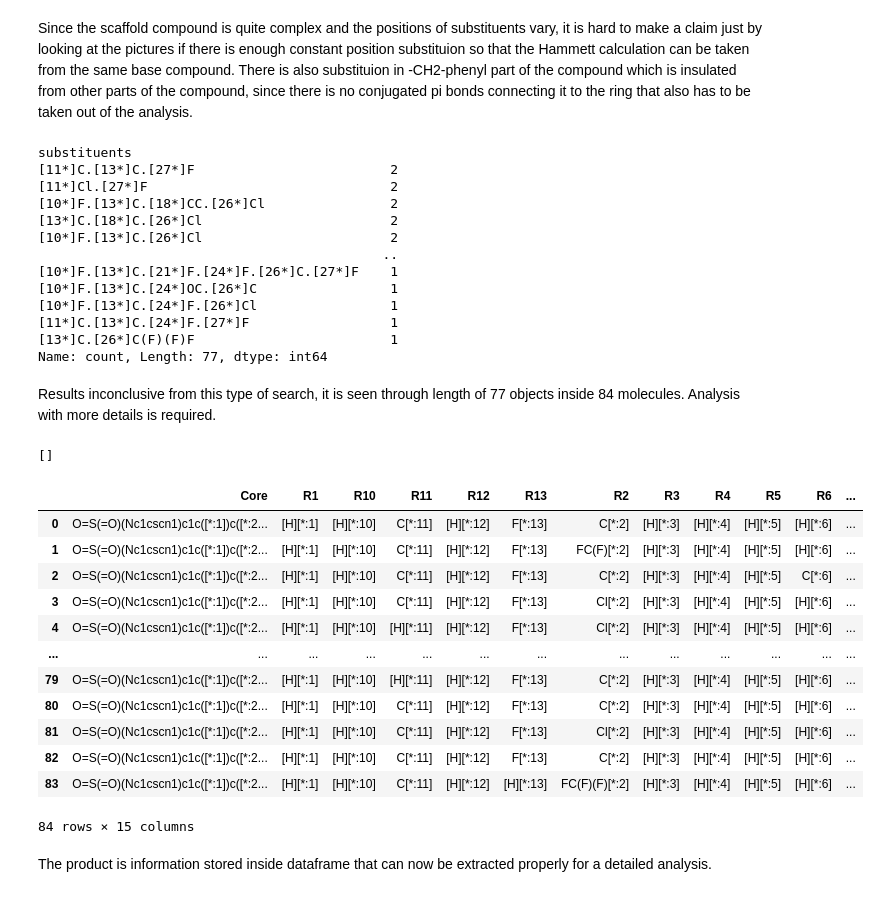
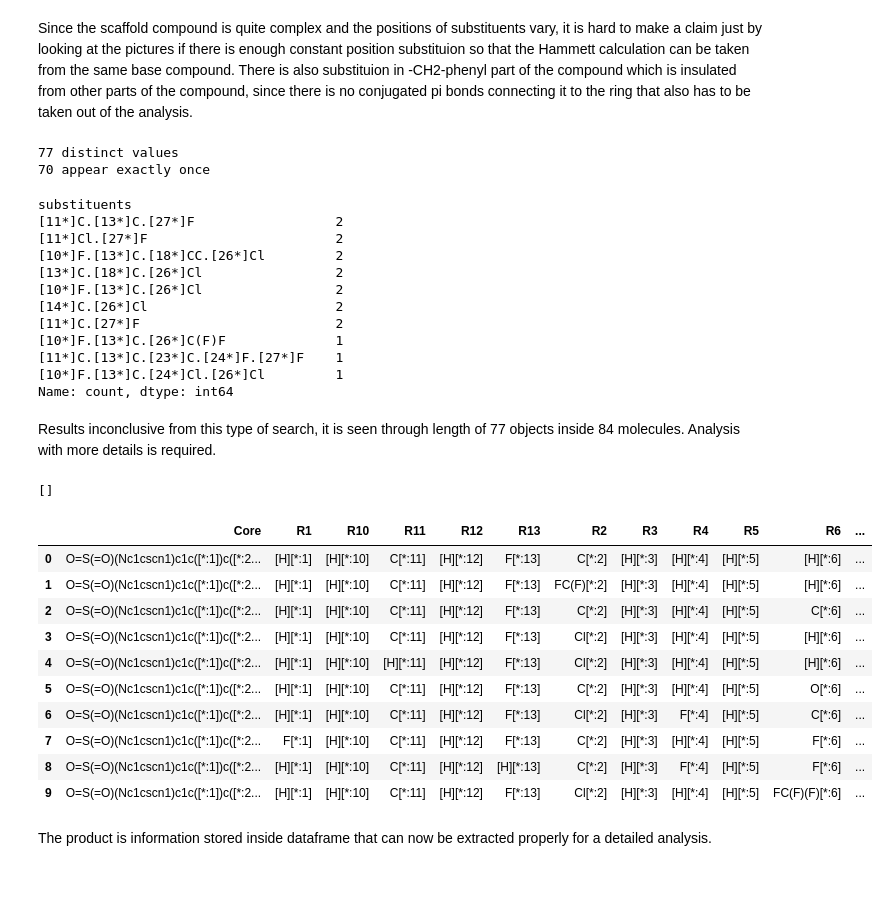
Before and after one commit to zeljmand-lab/spirohydantoin-qsar, a Jupyter notebook: notebooks/02_scaffold_analysis.ipynb, the cells around one changed output. Drawn from its saved outputs; the diff is of its cells as text; code cells hidden in the pictures.

```diff
--- a/notebooks/02_scaffold_analysis.ipynb
+++ b/notebooks/02_scaffold_analysis.ipynb
@@ -196,46 +196,48 @@ for mol in nav_scaff_target_df['molecule_objects']:
 
 nav_scaff_target_df['substituents'] = substituents
 
-nav_scaff_target_df['substituents'].value_counts()
+vc = nav_scaff_target_df['substituents'].value_counts()
+print(f"{len(vc)} distinct values")
+print(f"{(vc == 1).sum()} appear exactly once")
+vc.head(10)
 # %% [output]
-substituents
-[11*]C.[13*]C.[27*]F                         2
-[11*]Cl.[27*]F                               2
-[10*]F.[13*]C.[18*]CC.[26*]Cl                2
-[13*]C.[18*]C.[26*]Cl                        2
-[10*]F.[13*]C.[26*]Cl                        2
-                                            ..
-[10*]F.[13*]C.[21*]F.[24*]F.[26*]C.[27*]F    1
-[10*]F.[13*]C.[24*]OC.[26*]C                 1
-[10*]F.[13*]C.[24*]F.[26*]Cl                 1
-[11*]C.[13*]C.[24*]F.[27*]F                  1
-[13*]C.[26*]C(F)(F)F                         1
-Name: count, Length: 77, dtype: int64
+77 distinct values
+70 appear exactly once
+substituents
+[11*]C.[13*]C.[27*]F                  2
+[11*]Cl.[27*]F                        2
+[10*]F.[13*]C.[18*]CC.[26*]Cl         2
+[13*]C.[18*]C.[26*]Cl                 2
+[10*]F.[13*]C.[26*]Cl                 2
+[14*]C.[26*]Cl                        2
+[11*]C.[27*]F                         2
+[10*]F.[13*]C.[26*]C(F)F              1
+[11*]C.[13*]C.[23*]C.[24*]F.[27*]F    1
+[10*]F.[13*]C.[24*]Cl.[26*]Cl         1
+Name: count, dtype: int64
 # %% [markdown]
 Results inconclusive from this type of search, it is seen through length of 77 objects inside 84 molecules. Analysis with more details is required.
 # %%
 #RGroupDecompose search for substituents and their positions.
 
 subs, empty_pair = RGroupDecompose(cores=nav_scaff_target_mol, mols=nav_scaff_target_df['molecule_objects'], asSmiles=True, asRows=False)
 print(empty_pair)
 subs_df = pd.DataFrame(subs)
 subs_df['molecule_chembl_id'] = nav_scaff_target_df['molecule_chembl_id'].tolist()
-subs_df
+subs_df.head(10)
 # %% [output]
 []
 |  | Core | R1 | R10 | R11 | R12 | R13 | R2 | R3 | R4 | R5 | R6 | ... |
 | 0 | O=S(=O)(Nc1cscn1)c1c([*:1])c([*:2... | [H][*:1] | [H][*:10] | C[*:11] | [H][*:12] | F[*:13] | C[*:2] | [H][*:3] | [H][*:4] | [H][*:5] | [H][*:6] | ... |
 | 1 | O=S(=O)(Nc1cscn1)c1c([*:1])c([*:2... | [H][*:1] | [H][*:10] | C[*:11] | [H][*:12] | F[*:13] | FC(F)[*:2] | [H][*:3] | [H][*:4] | [H][*:5] | [H][*:6] | ... |
 | 2 | O=S(=O)(Nc1cscn1)c1c([*:1])c([*:2... | [H][*:1] | [H][*:10] | C[*:11] | [H][*:12] | F[*:13] | C[*:2] | [H][*:3] | [H][*:4] | [H][*:5] | C[*:6] | ... |
 | 3 | O=S(=O)(Nc1cscn1)c1c([*:1])c([*:2... | [H][*:1] | [H][*:10] | C[*:11] | [H][*:12] | F[*:13] | Cl[*:2] | [H][*:3] | [H][*:4] | [H][*:5] | [H][*:6] | ... |
 | 4 | O=S(=O)(Nc1cscn1)c1c([*:1])c([*:2... | [H][*:1] | [H][*:10] | [H][*:11] | [H][*:12] | F[*:13] | Cl[*:2] | [H][*:3] | [H][*:4] | [H][*:5] | [H][*:6] | ... |
-| ... | ... | ... | ... | ... | ... | ... | ... | ... | ... | ... | ... | ... |
-| 79 | O=S(=O)(Nc1cscn1)c1c([*:1])c([*:2... | [H][*:1] | [H][*:10] | [H][*:11] | [H][*:12] | F[*:13] | C[*:2] | [H][*:3] | [H][*:4] | [H][*:5] | [H][*:6] | ... |
-| 80 | O=S(=O)(Nc1cscn1)c1c([*:1])c([*:2... | [H][*:1] | [H][*:10] | C[*:11] | [H][*:12] | F[*:13] | C[*:2] | [H][*:3] | [H][*:4] | [H][*:5] | [H][*:6] | ... |
-| 81 | O=S(=O)(Nc1cscn1)c1c([*:1])c([*:2... | [H][*:1] | [H][*:10] | C[*:11] | [H][*:12] | F[*:13] | Cl[*:2] | [H][*:3] | [H][*:4] | [H][*:5] | [H][*:6] | ... |
-| 82 | O=S(=O)(Nc1cscn1)c1c([*:1])c([*:2... | [H][*:1] | [H][*:10] | C[*:11] | [H][*:12] | F[*:13] | C[*:2] | [H][*:3] | [H][*:4] | [H][*:5] | [H][*:6] | ... |
-| 83 | O=S(=O)(Nc1cscn1)c1c([*:1])c([*:2... | [H][*:1] | [H][*:10] | C[*:11] | [H][*:12] | [H][*:13] | FC(F)(F)[*:2] | [H][*:3] | [H][*:4] | [H][*:5] | [H][*:6] | ... |
+| 5 | O=S(=O)(Nc1cscn1)c1c([*:1])c([*:2... | [H][*:1] | [H][*:10] | C[*:11] | [H][*:12] | F[*:13] | C[*:2] | [H][*:3] | [H][*:4] | [H][*:5] | O[*:6] | ... |
+| 6 | O=S(=O)(Nc1cscn1)c1c([*:1])c([*:2... | [H][*:1] | [H][*:10] | C[*:11] | [H][*:12] | F[*:13] | Cl[*:2] | [H][*:3] | F[*:4] | [H][*:5] | C[*:6] | ... |
+| 7 | O=S(=O)(Nc1cscn1)c1c([*:1])c([*:2... | F[*:1] | [H][*:10] | C[*:11] | [H][*:12] | F[*:13] | C[*:2] | [H][*:3] | [H][*:4] | [H][*:5] | F[*:6] | ... |
+| 8 | O=S(=O)(Nc1cscn1)c1c([*:1])c([*:2... | [H][*:1] | [H][*:10] | C[*:11] | [H][*:12] | [H][*:13] | C[*:2] | [H][*:3] | F[*:4] | [H][*:5] | F[*:6] | ... |
+| 9 | O=S(=O)(Nc1cscn1)c1c([*:1])c([*:2... | [H][*:1] | [H][*:10] | C[*:11] | [H][*:12] | F[*:13] | Cl[*:2] | [H][*:3] | [H][*:4] | [H][*:5] | FC(F)(F)[*:6] | ... |
-84 rows × 15 columns
 # %% [markdown]
 The product is information stored inside dataframe that can now be extracted properly for a detailed analysis.
 # %%
```
Also changed, not shown: 1 other file.
